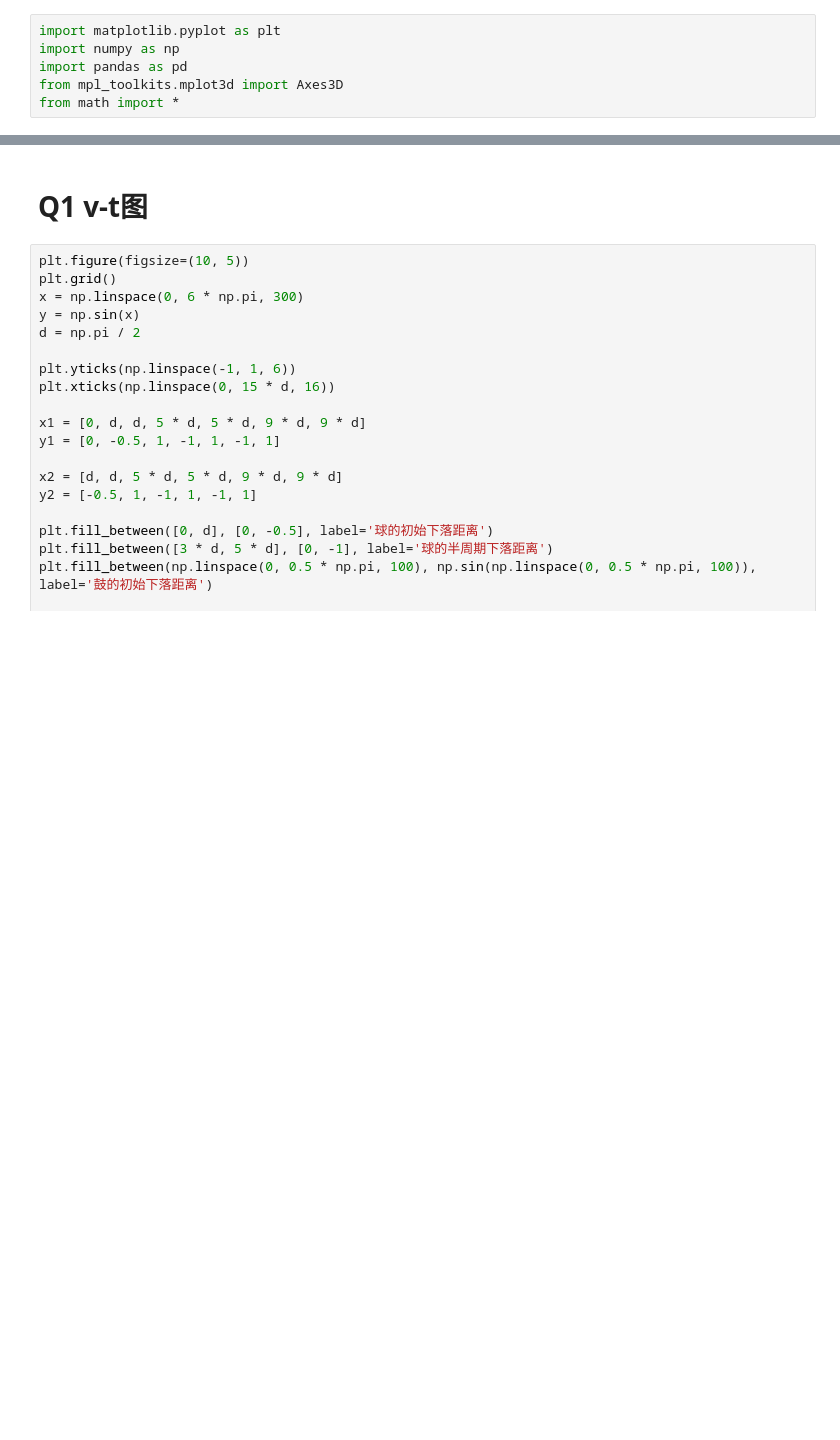
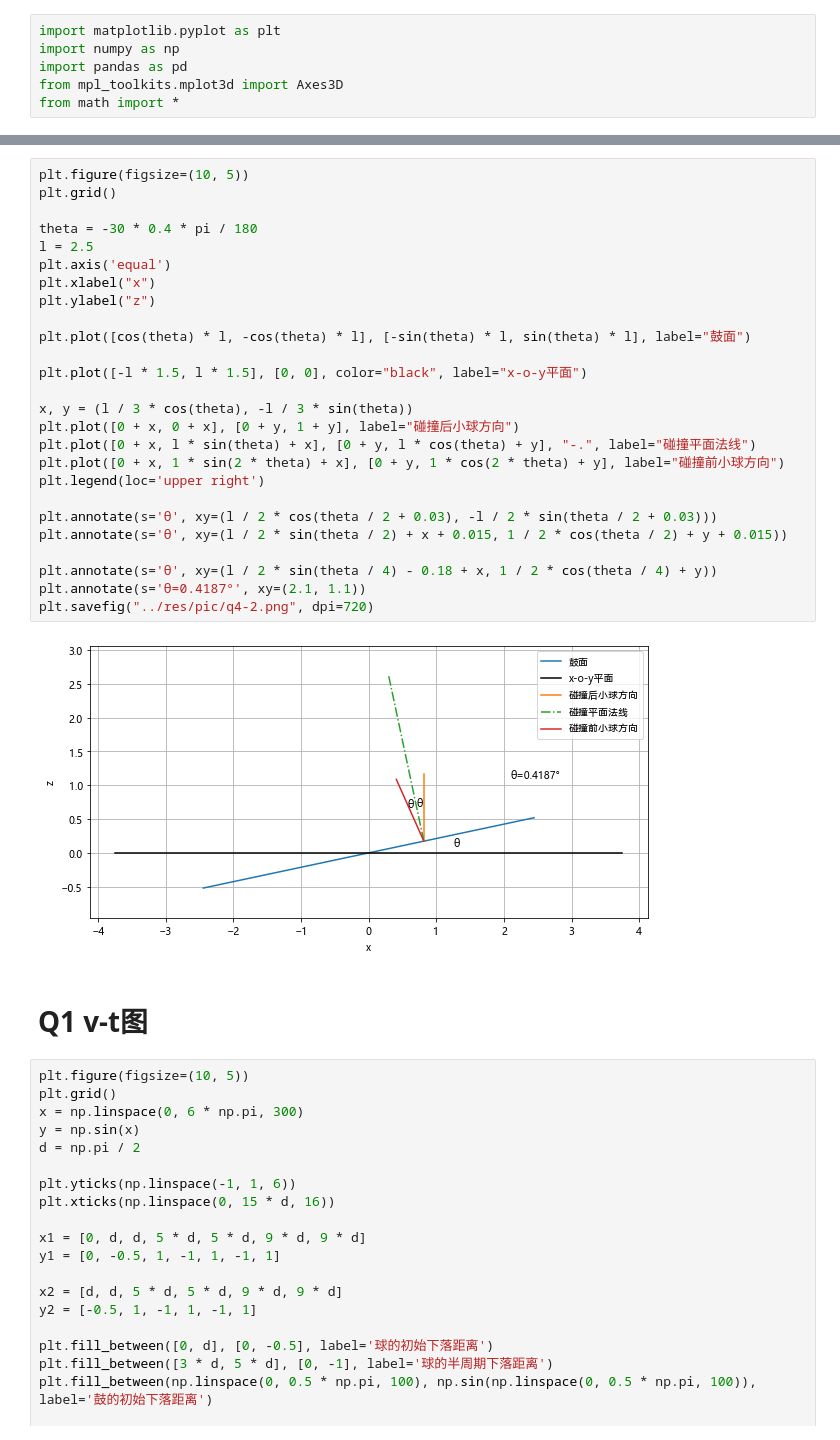
Before and after one commit to loopyme/CUMCU-2019-B, a Jupyter notebook: analyse/plot.ipynb, the cells around one changed output, grey strips where cells are left out. Cells and saved outputs as stored; diff of their text form; blank space fills up the shorter version.

```diff
--- a/analyse/plot.ipynb
+++ b/analyse/plot.ipynb
@@ -7,3 +35,31 @@ from math import *
+# %%
+plt.figure(figsize=(10, 5))
+plt.grid()
+
+theta = -30 * 0.4 * pi / 180
+l = 2.5
+plt.axis('equal')
+plt.xlabel("x")
+plt.ylabel("z")
+
+plt.plot([cos(theta) * l, -cos(theta) * l], [-sin(theta) * l, sin(theta) * l], label="鼓面")
+
+plt.plot([-l * 1.5, l * 1.5], [0, 0], color="black", label="x-o-y平面")
+
+x, y = (l / 3 * cos(theta), -l / 3 * sin(theta))
+plt.plot([0 + x, 0 + x], [0 + y, 1 + y], label="碰撞后小球方向")
+plt.plot([0 + x, l * sin(theta) + x], [0 + y, l * cos(theta) + y], "-.", label="碰撞平面法线")
+plt.plot([0 + x, 1 * sin(2 * theta) + x], [0 + y, 1 * cos(2 * theta) + y], label="碰撞前小球方向")
+plt.legend(loc='upper right')
+
+plt.annotate(s='θ', xy=(l / 2 * cos(theta / 2 + 0.03), -l / 2 * sin(theta / 2 + 0.03)))
+plt.annotate(s='θ', xy=(l / 2 * sin(theta / 2) + x + 0.015, 1 / 2 * cos(theta / 2) + y + 0.015))
+
+plt.annotate(s='θ', xy=(l / 2 * sin(theta / 4) - 0.18 + x, 1 / 2 * cos(theta / 4) + y))
+plt.annotate(s='θ=0.4187°', xy=(2.1, 1.1))
+plt.savefig("../res/pic/q4-2.png", dpi=720)
+# %% [output]
+[figure, added]
 # %% [markdown]
 # Q1 v-t图
 # %%
```
Also changed, not shown: parts of 2 cells of this notebook, 1 other file.
